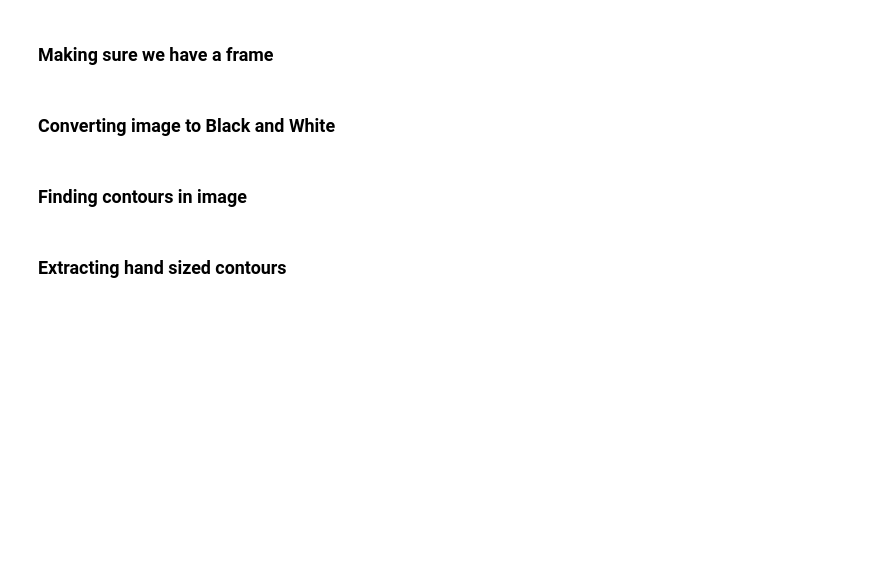
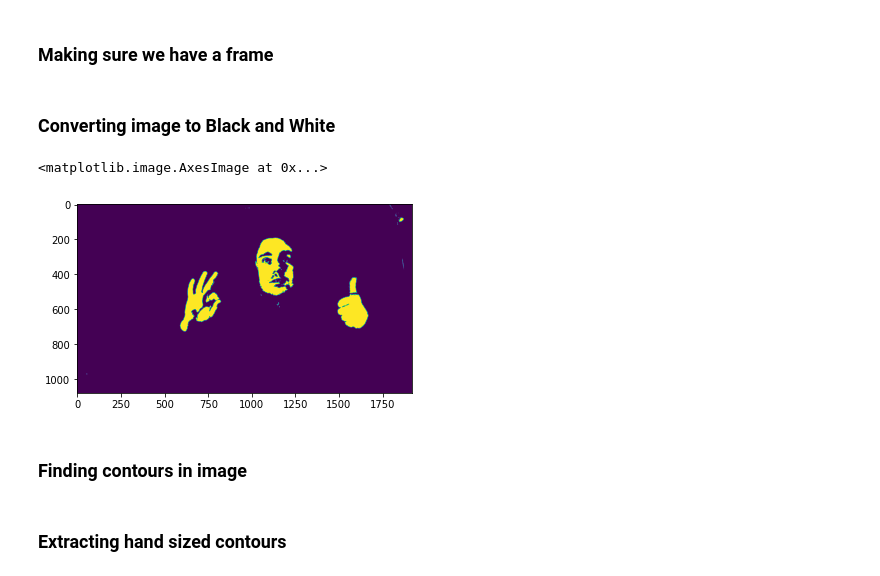
Before and after one commit to savagewil/GestureRecognisionCSCI731, a Jupyter notebook: BWHandSegmentation.ipynb, the cells around one changed output. Drawn from its saved outputs; the diff is of its cells as text; code cells hidden in the pictures; blank space fills up the shorter version.

```diff
--- a/BWHandSegmentation.ipynb
+++ b/BWHandSegmentation.ipynb
@@ -27,6 +33,10 @@ if not ret:
 # %%
 grayImage = cv2.cvtColor(frame, cv2.COLOR_BGR2GRAY)
 (thresh, hand_mask) = cv2.threshold(grayImage, 80, 255, cv2.THRESH_BINARY)
+plt.imshow(hand_mask)
+# %% [output]
+<matplotlib.image.AxesImage at 0x...>
+[figure, added]
 # %% [markdown]
 ### Finding contours in image
 # %%
```
Also changed, not shown: parts of 6 cells of this notebook, 8 other files.
